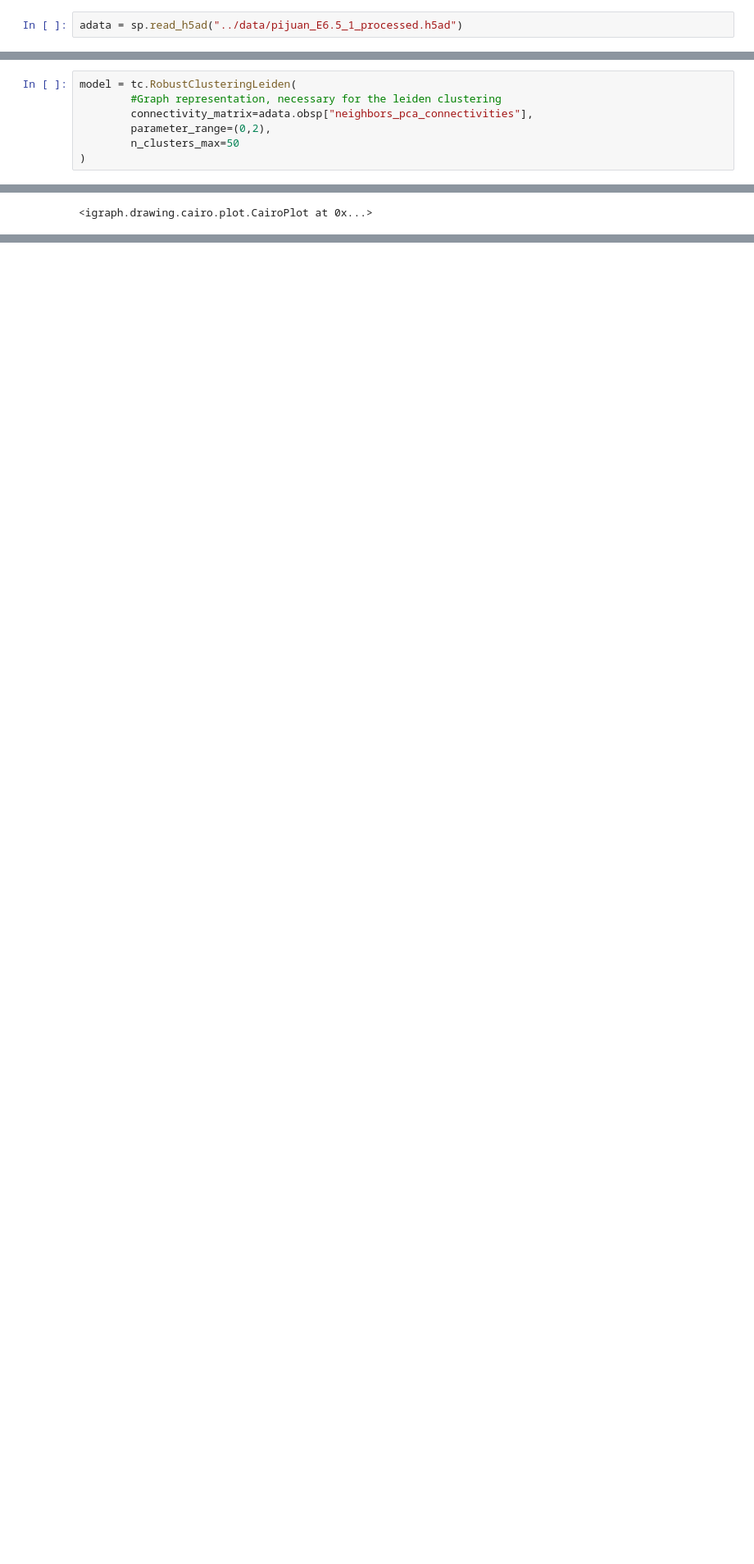
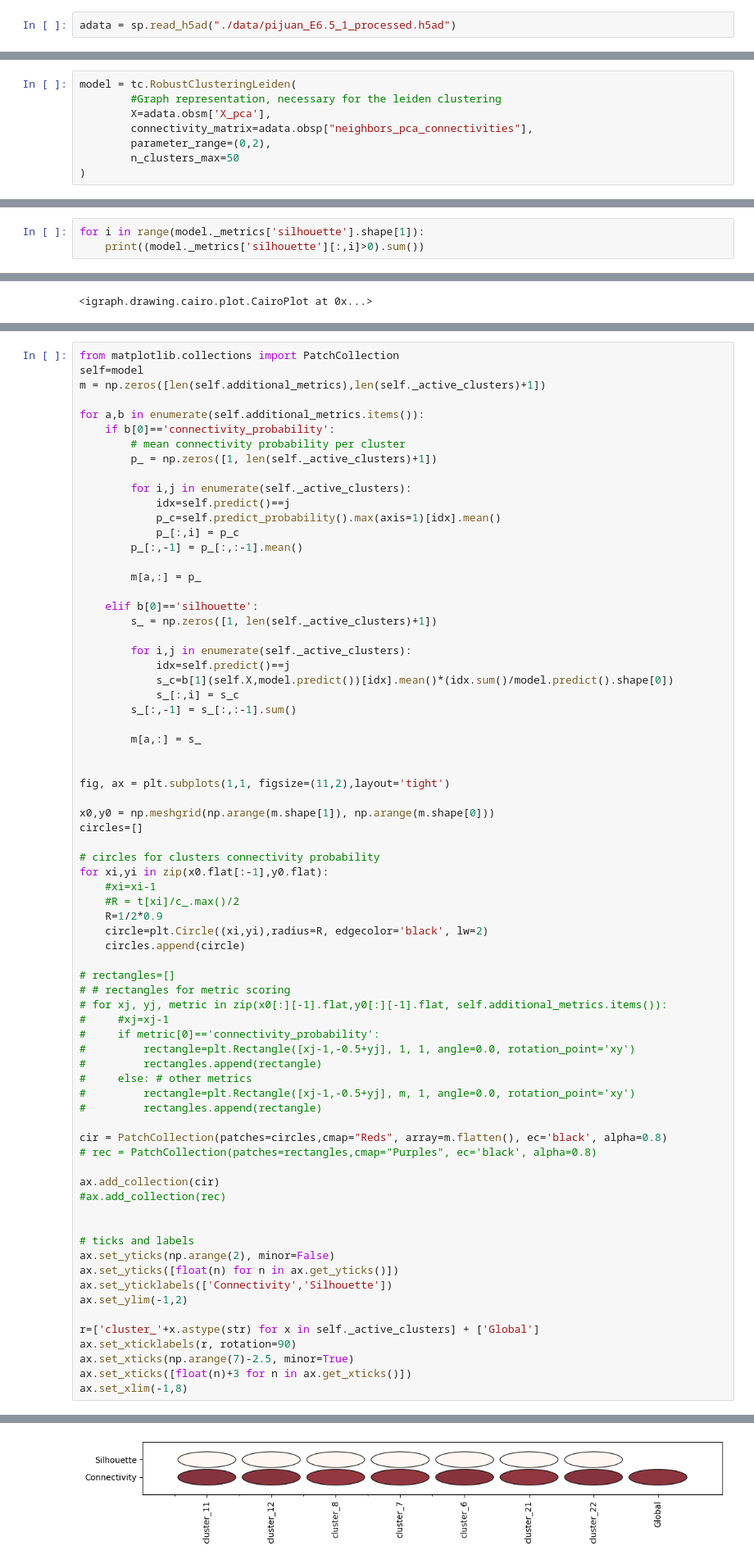
Before and after one commit to gatocor/treeclust, a Jupyter notebook: examples/single-cell.ipynb, the cells around one changed output, grey strips where cells are left out. Shown at 82% size. Drawn from its saved outputs; the diff is of its cells as text; blank space fills up the shorter version.

```diff
--- a/examples/single-cell.ipynb
+++ b/examples/single-cell.ipynb
@@ -17,7 +17,7 @@ import treeclust as tc
 # %% [markdown]
 And the dataset we are going to analyize.
 # %%
-adata = sp.read_h5ad("../data/pijuan_E6.5_1_processed.h5ad")
+adata = sp.read_h5ad("./data/pijuan_E6.5_1_processed.h5ad")
 # %%
 sns.scatterplot(
     x = adata.obsm["X_umap_pca"][:,0],
@@ -34,6 +34,7 @@ The initialization of the model is very similar to those of the sklearn.
 # %%
 model = tc.RobustClusteringLeiden(
         #Graph representation, necessary for the leiden clustering
+        X=adata.obsm['X_pca'],
         connectivity_matrix=adata.obsp["neighbors_pca_connectivities"],
         parameter_range=(0,2),
         n_clusters_max=50
@@ -44,3 +45,6 @@ model = tc.RobustClusteringLeiden(
 And one create we can fit it.
 # %%
 model.fit()
+# %%
+for i in range(model._metrics['silhouette'].shape[1]):
+    print((model._metrics['silhouette'][:,i]>0).sum())
@@ -126,0 +173,73 @@ fig.show()
+# %%
+from matplotlib.collections import PatchCollection
+self=model
+m = np.zeros([len(self.additional_metrics),len(self._active_clusters)+1])
+
+for a,b in enumerate(self.additional_metrics.items()):
+    if b[0]=='connectivity_probability':
+        # mean connectivity probability per cluster
+        p_ = np.zeros([1, len(self._active_clusters)+1])
+
+        for i,j in enumerate(self._active_clusters):
+            idx=self.predict()==j
+            p_c=self.predict_probability().max(axis=1)[idx].mean()
+            p_[:,i] = p_c
+        p_[:,-1] = p_[:,:-1].mean()
+
+        m[a,:] = p_
+
+    elif b[0]=='silhouette':
+        s_ = np.zeros([1, len(self._active_clusters)+1])
+
+        for i,j in enumerate(self._active_clusters):
+            idx=self.predict()==j
+            s_c=b[1](self.X,model.predict())[idx].mean()*(idx.sum()/model.predict().shape[0])
+            s_[:,i] = s_c
+        s_[:,-1] = s_[:,:-1].sum()
+
+        m[a,:] = s_
+
+
+fig, ax = plt.subplots(1,1, figsize=(11,2),layout='tight')
+
+x0,y0 = np.meshgrid(np.arange(m.shape[1]), np.arange(m.shape[0]))
+circles=[]
+
+# circles for clusters connectivity probability
+for xi,yi in zip(x0.flat[:-1],y0.flat):
+    #xi=xi-1
+    #R = t[xi]/c_.max()/2
+    R=1/2*0.9
+    circle=plt.Circle((xi,yi),radius=R, edgecolor='black', lw=2)
+    circles.append(circle)
+
+# rectangles=[]
+# # rectangles for metric scoring
+# for xj, yj, metric in zip(x0[:][-1].flat,y0[:][-1].flat, self.additional_metrics.items()):
+#     #xj=xj-1
+#     if metric[0]=='connectivity_probability':
+#         rectangle=plt.Rectangle([xj-1,-0.5+yj], 1, 1, angle=0.0, rotation_point='xy')
+#         rectangles.append(rectangle)
+#     else: # other metrics
+#         rectangle=plt.Rectangle([xj-1,-0.5+yj], m, 1, angle=0.0, rotation_point='xy')
+#         rectangles.append(rectangle)
+
+cir = PatchCollection(patches=circles,cmap="Reds", array=m.flatten(), ec='black', alpha=0.8)
+# rec = PatchCollection(patches=rectangles,cmap="Purples", ec='black', alpha=0.8)
+
+ax.add_collection(cir)
+#ax.add_collection(rec)
+
+
+# ticks and labels
+ax.set_yticks(np.arange(2), minor=False)
+ax.set_yticks([float(n) for n in ax.get_yticks()])
+ax.set_yticklabels(['Connectivity','Silhouette'])
+ax.set_ylim(-1,2)
+
+r=['cluster_'+x.astype(str) for x in self._active_clusters] + ['Global']
+ax.set_xticklabels(r, rotation=90)
+ax.set_xticks(np.arange(7)-2.5, minor=True)
+ax.set_xticks([float(n)+3 for n in ax.get_xticks()])
+ax.set_xlim(-1,8)
+# %% [output]
@@ -126,0 +247 @@ fig.show()
+[figure, added]
```
Also changed, not shown: parts of 10 cells of this notebook.
